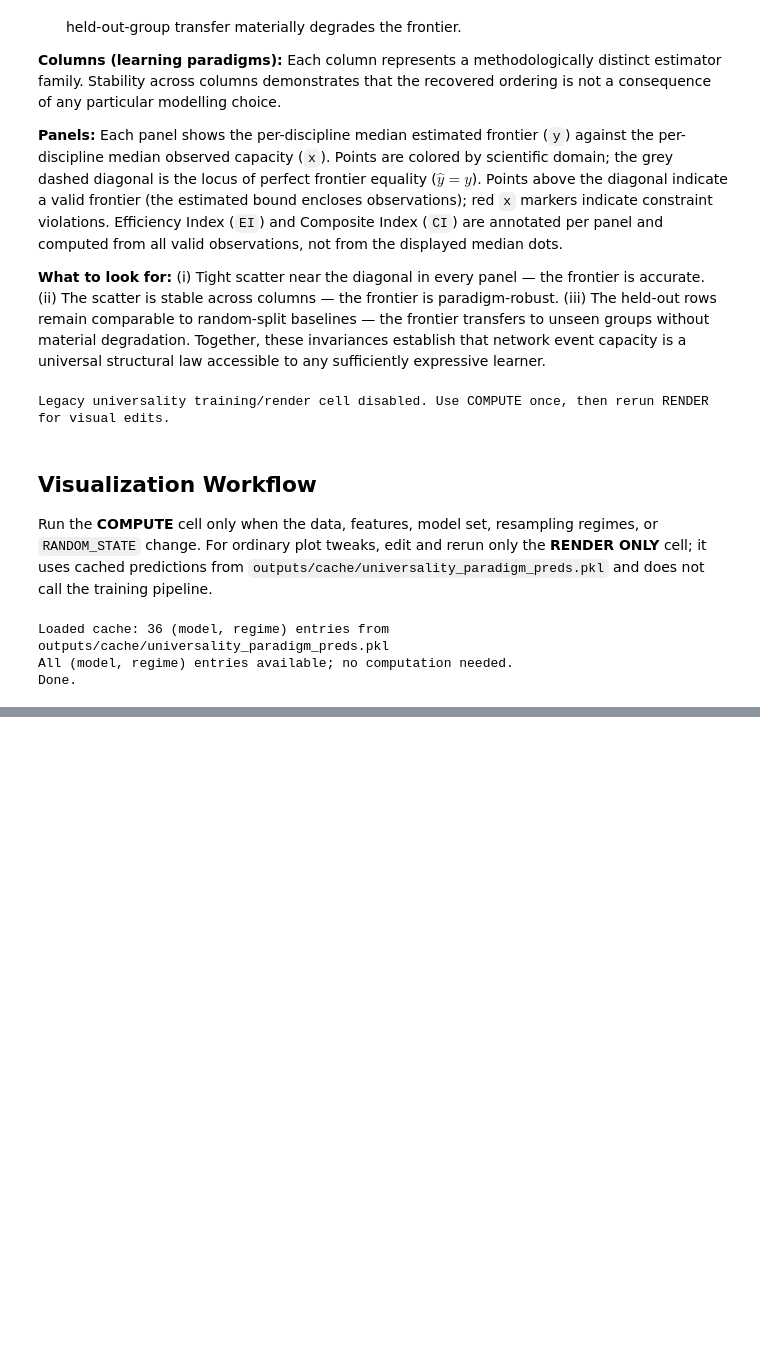
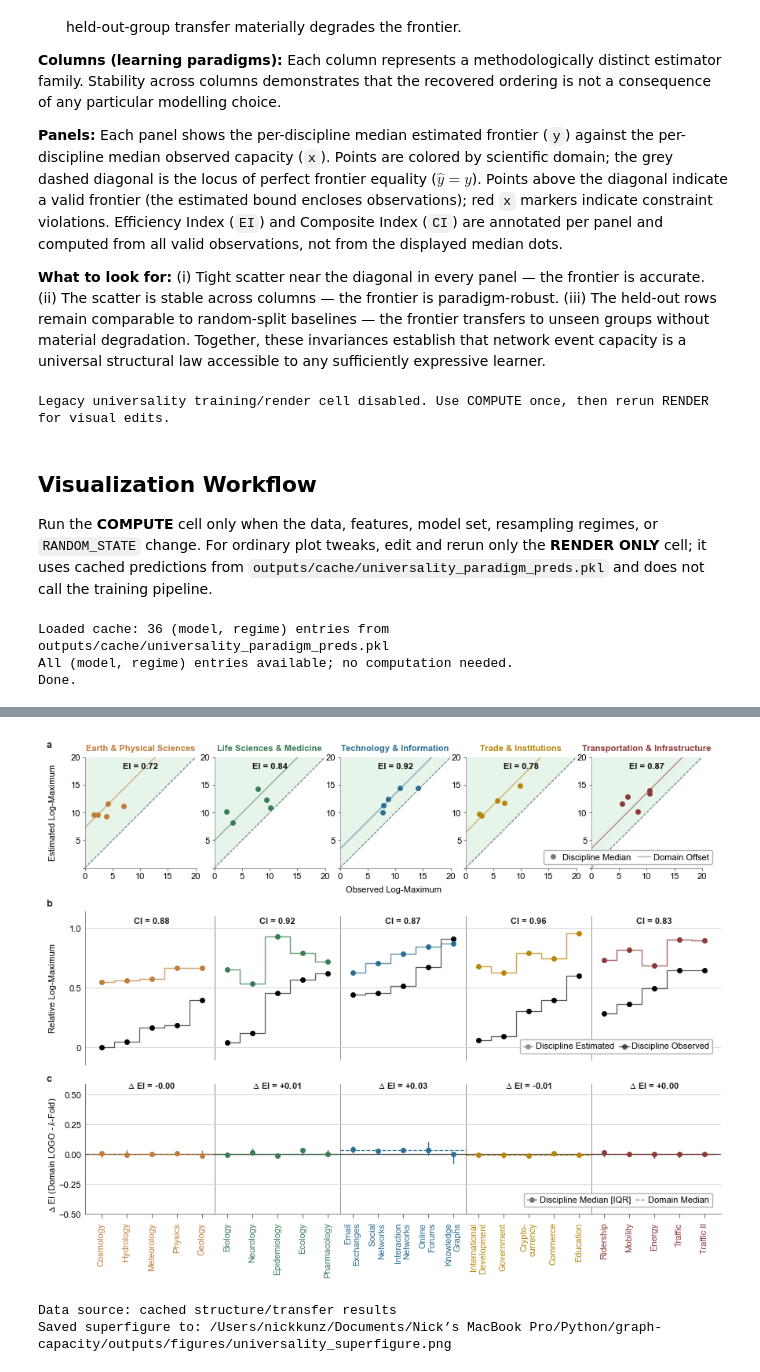
Before and after one commit to nickkunz/graph-capacity, a Jupyter notebook: notebooks/universality.ipynb, the cells around one changed output, grey strips where cells are left out. Drawn from its saved outputs; the diff is of its cells as text; code cells hidden in the pictures; blank space fills up the shorter version.

Commit message:
Update notebook sketches to be refactored later

```diff
--- a/notebooks/universality.ipynb
+++ b/notebooks/universality.ipynb
@@ -621 +637,59 @@ Using in-memory cached predictions; render-only cell will not retrain.
 [figure]
+# %%
+## universality superfigure render -- source-backed
+from pathlib import Path
+
+import matplotlib.pyplot as plt
+
+from src.visualizers.superfigure import plot_universality_superfigure
+
+notebook_dir = Path.cwd().resolve()
+project_root = root if "root" in globals() else notebook_dir.parent
+out_dir = project_root / "outputs" / "figures"
+out_dir.mkdir(parents = True, exist_ok = True)
+root_cache_dir = project_root / "outputs" / "cache"
+notebook_cache_dir = notebook_dir / "outputs" / "cache"
+root_cache_dir.mkdir(parents = True, exist_ok = True)
+notebook_cache_dir.mkdir(parents = True, exist_ok = True)
+
+universality_cache_path = root_cache_dir / "universality_paradigm_preds.pkl"
+if not universality_cache_path.exists():
+    universality_cache_path = notebook_cache_dir / "universality_paradigm_preds.pkl"
+
+transfer_structure_cache_path = root_cache_dir / "transfer_structure_results.pkl"
+if not transfer_structure_cache_path.exists():
+    transfer_structure_cache_path = notebook_cache_dir / "transfer_structure_results.pkl"
+
+fig, axes, source_label = plot_universality_superfigure(
+    data = data,
+    models = models,
+    feat_x = FEAT_X,
+    feat_z = FEAT_Z,
+    target = TARGET,
+    random_state = RANDOM_STATE,
+    n_repeats = N_REPEATS,
+    universality_cache_path = universality_cache_path,
+    transfer_structure_cache_path = transfer_structure_cache_path,
+    force_recompute = False,
+    show = False,
+)
+
+png_path = out_dir / "universality_superfigure.png"
+pdf_path = out_dir / "universality_superfigure.pdf"
+fig.savefig(
+    fname = png_path,
+    dpi = 300,
+    facecolor = fig.get_facecolor(),
+    bbox_inches = "tight",
+)
+fig.savefig(
+    fname = pdf_path,
+    dpi = 300,
+    facecolor = fig.get_facecolor(),
+    bbox_inches = "tight",
+)
+plt.show()
+
+print(f"Data source: {source_label}")
+print(f"Saved superfigure to: {png_path}")
+# %% [output]
@@ -621,0 +713,3 @@ Using in-memory cached predictions; render-only cell will not retrain.
+[figure, added]
+Data source: cached structure/transfer results
+Saved superfigure to: /Users/nickkunz/Documents/Nick’s MacBook Pro/Python/graph-capacity/outputs/figures/universality_superfigure.png
```
Also changed, not shown: parts of 9 cells of this notebook.
